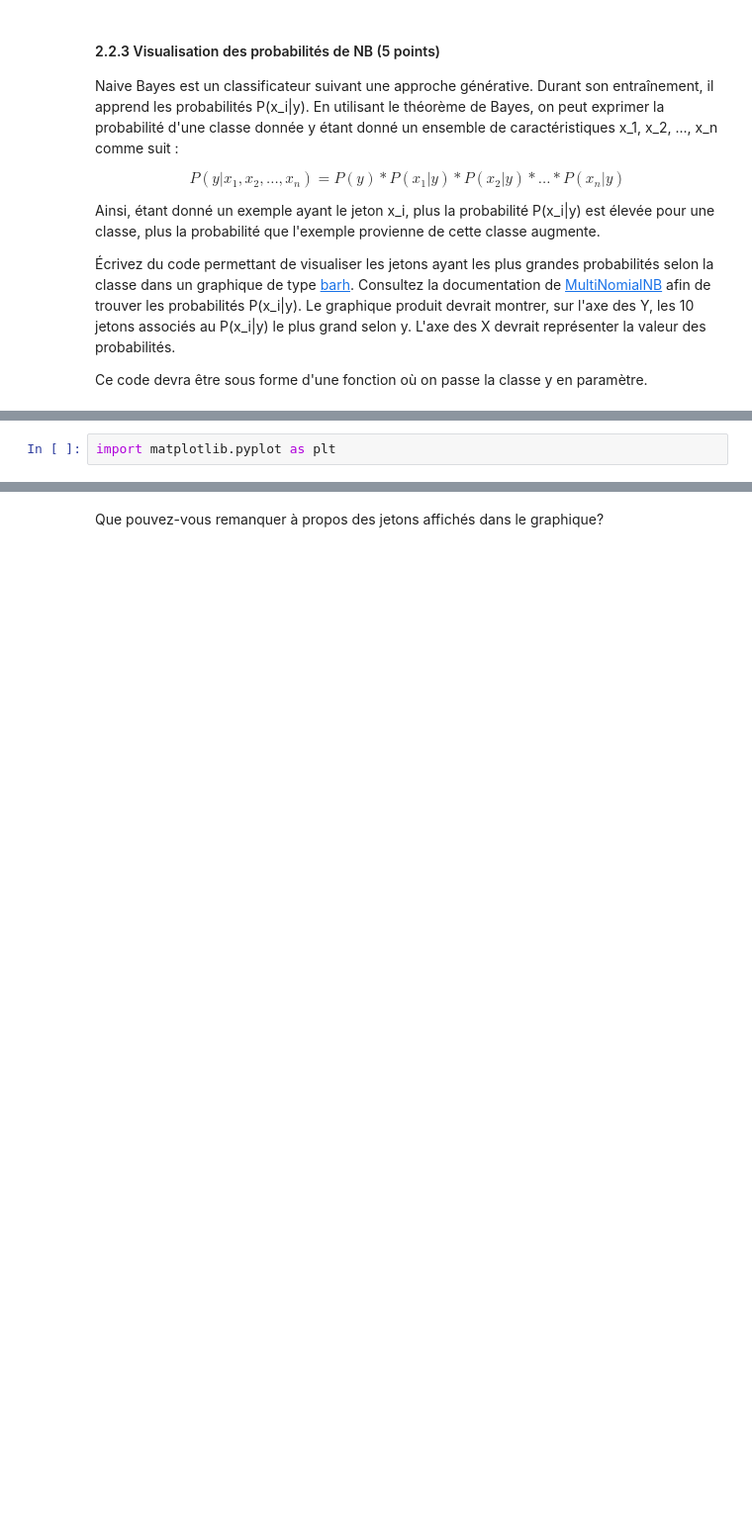
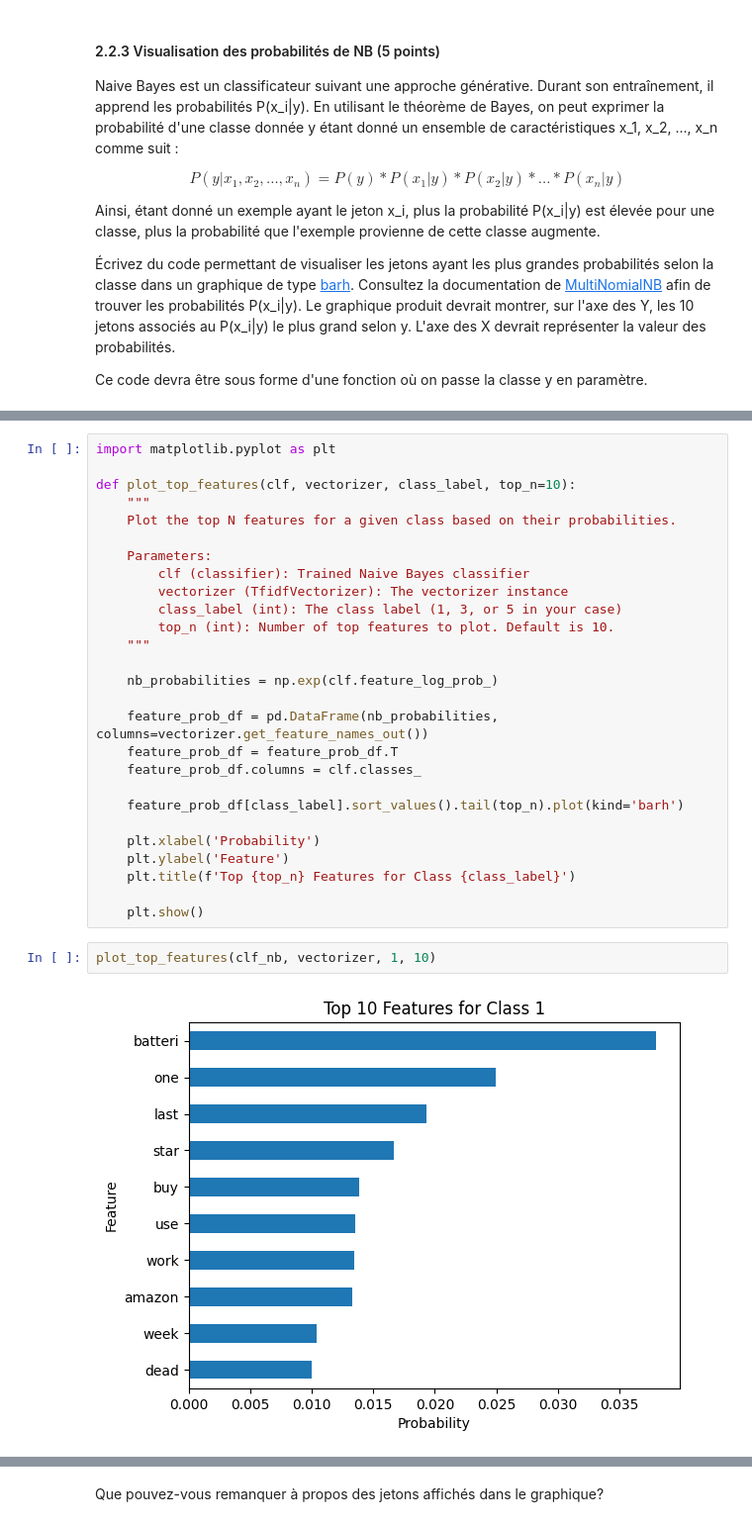
Before and after one commit to marcomudenge/NLP_1_Tokenizing_and_Classifying_Reviews, a Jupyter notebook: inf8460_A23_TP1_Brando.ipynb, the cells around one changed output, grey strips where cells are left out. Shown at 99% size. Drawn from its saved outputs; the diff is of its cells as text; blank space fills up the shorter version.

```diff
--- a/inf8460_A23_TP1_Brando.ipynb
+++ b/inf8460_A23_TP1_Brando.ipynb
@@ -528,2 +560,31 @@ Ce code devra être sous forme d'une fonction où on passe la classe y en param
 # %%
 import matplotlib.pyplot as plt
+
+def plot_top_features(clf, vectorizer, class_label, top_n=10):
+    """
+    Plot the top N features for a given class based on their probabilities.
+
+    Parameters:
+        clf (classifier): Trained Naive Bayes classifier
+        vectorizer (TfidfVectorizer): The vectorizer instance
+        class_label (int): The class label (1, 3, or 5 in your case)
+        top_n (int): Number of top features to plot. Default is 10.
+    """
+
+    nb_probabilities = np.exp(clf.feature_log_prob_)
+
+    feature_prob_df = pd.DataFrame(nb_probabilities, columns=vectorizer.get_feature_names_out())
+    feature_prob_df = feature_prob_df.T
+    feature_prob_df.columns = clf.classes_
+
+    feature_prob_df[class_label].sort_values().tail(top_n).plot(kind='barh')
+
+    plt.xlabel('Probability')
+    plt.ylabel('Feature')
+    plt.title(f'Top {top_n} Features for Class {class_label}')
+
+    plt.show()
+# %%
+plot_top_features(clf_nb, vectorizer, 1, 10)
+# %% [output]
+[figure, added]
```
Also changed, not shown: parts of 6 cells of this notebook.
